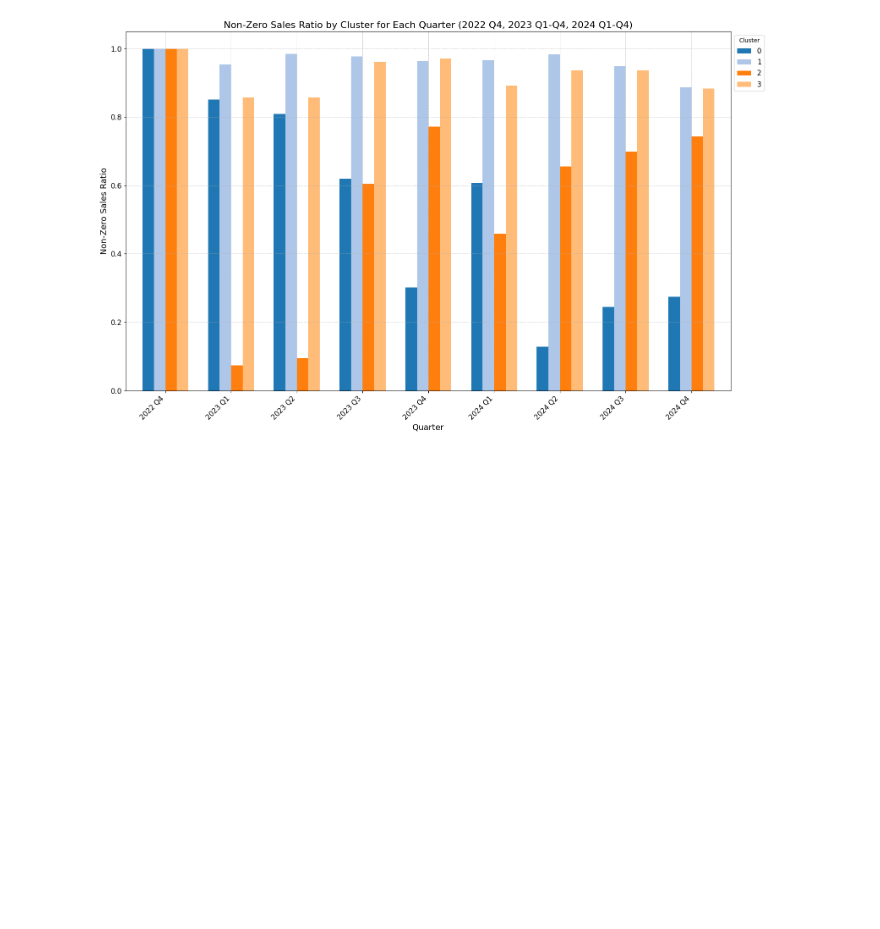
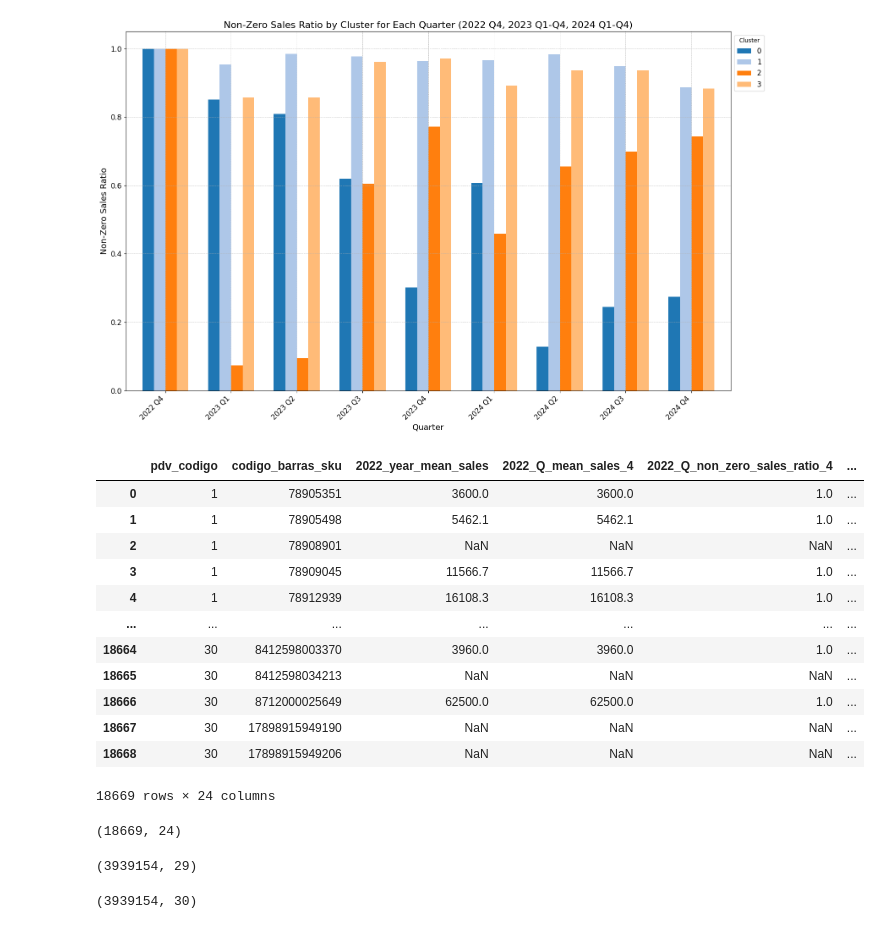
Before and after one commit to SantiagoRomanoOddone/MasterThesis, a Jupyter notebook: clustering/clustering_lab.ipynb, the cells around one changed output. Drawn from its saved outputs; the diff is of its cells as text; code cells hidden in the pictures; blank space fills up the shorter version.

```diff
--- a/clustering/clustering_lab.ipynb
+++ b/clustering/clustering_lab.ipynb
@@ -317,3 +334,32 @@ plt.tight_layout()
 plt.show()
 # %% [output]
 [figure]
+# %%
+all_metrics
+# %% [output]
+|  | pdv_codigo | codigo_barras_sku | 2022_year_mean_sales | 2022_Q_mean_sales_4 | 2022_Q_non_zero_sales_ratio_4 | ... |
+| 0 | 1 | 78905351 | 3600.0 | 3600.0 | 1.0 | ... |
+| 1 | 1 | 78905498 | 5462.1 | 5462.1 | 1.0 | ... |
+| 2 | 1 | 78908901 | NaN | NaN | NaN | ... |
+| 3 | 1 | 78909045 | 11566.7 | 11566.7 | 1.0 | ... |
+| 4 | 1 | 78912939 | 16108.3 | 16108.3 | 1.0 | ... |
+| ... | ... | ... | ... | ... | ... | ... |
+| 18664 | 30 | 8412598003370 | 3960.0 | 3960.0 | 1.0 | ... |
+| 18665 | 30 | 8412598034213 | NaN | NaN | NaN | ... |
+| 18666 | 30 | 8712000025649 | 62500.0 | 62500.0 | 1.0 | ... |
+| 18667 | 30 | 17898915949190 | NaN | NaN | NaN | ... |
+| 18668 | 30 | 17898915949206 | NaN | NaN | NaN | ... |
+18669 rows × 24 columns
+# %%
+all_metrics.shape
+# %% [output]
+(18669, 24)
+# %%
+features.shape
+# %% [output]
+(3939154, 29)
+# %%
+features = features.merge(all_metrics[['pdv_codigo', 'codigo_barras_sku','cluster']], on=['pdv_codigo', 'codigo_barras_sku'], how='left')
+features.shape
+# %% [output]
+(3939154, 30)
```
Also changed, not shown: parts of 5 cells of this notebook, 2 other files.
